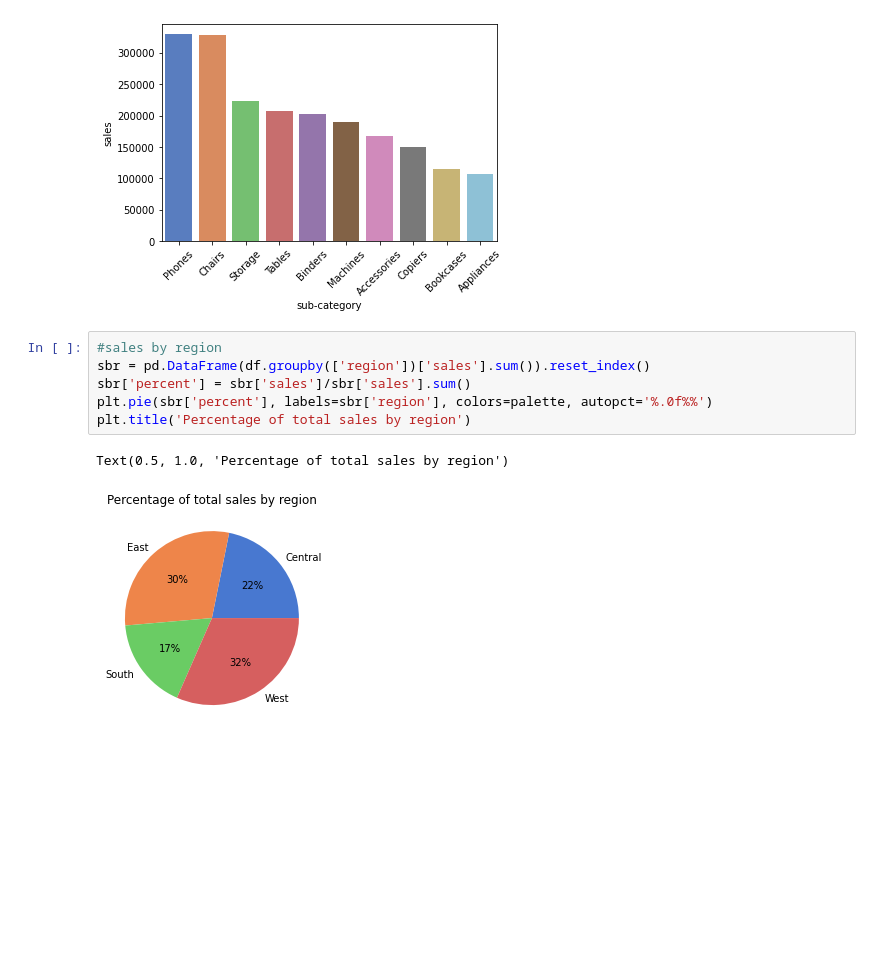
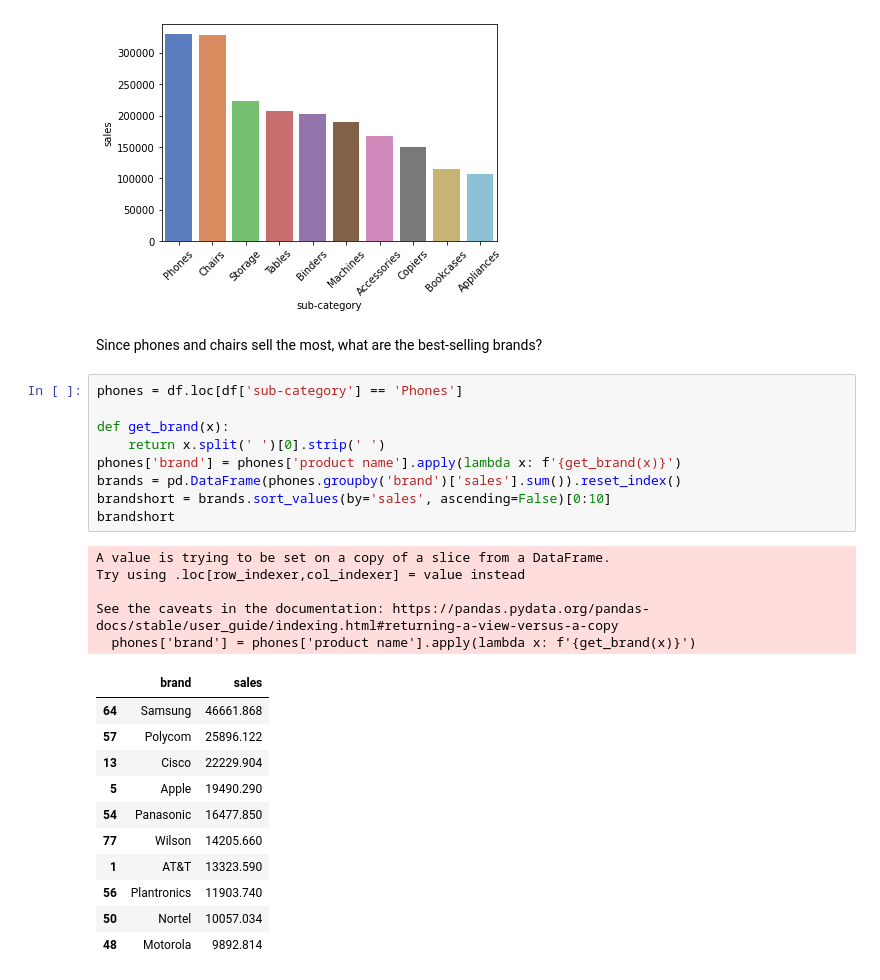
Before and after one commit to artemedius/repo, a Jupyter notebook: superstore.ipynb, the cells around one changed output. Drawn from its saved outputs; the diff is of its cells as text; blank space fills up the shorter version.

```diff
--- a/superstore.ipynb
+++ b/superstore.ipynb
@@ -29,12 +48,31 @@ ax = sns.barplot(x='sub-category', y='sales', data=sbshort, palette=palette)
 ax = ax.tick_params(axis='x', rotation=45)
 # %% [output]
 [figure]
-# %%
-#sales by region
-sbr = pd.DataFrame(df.groupby(['region'])['sales'].sum()).reset_index()
-sbr['percent'] = sbr['sales']/sbr['sales'].sum()
-plt.pie(sbr['percent'], labels=sbr['region'], colors=palette, autopct='%.0f%%')
-plt.title('Percentage of total sales by region')
-# %% [output]
-Text(0.5, 1.0, 'Percentage of total sales by region')
-[figure, removed]
+# %% [markdown]
+Since phones and chairs sell the most, what are the best-selling brands?
+# %%
+phones = df.loc[df['sub-category'] == 'Phones']
+
+def get_brand(x):
+    return x.split(' ')[0].strip(' ')
+phones['brand'] = phones['product name'].apply(lambda x: f'{get_brand(x)}')
+brands = pd.DataFrame(phones.groupby('brand')['sales'].sum()).reset_index()
+brandshort = brands.sort_values(by='sales', ascending=False)[0:10]
+brandshort
+# %% [output]
+A value is trying to be set on a copy of a slice from a DataFrame.
+Try using .loc[row_indexer,col_indexer] = value instead
+
+See the caveats in the documentation: https://pandas.pydata.org/pandas-docs/stable/user_guide/indexing.html#returning-a-view-versus-a-copy
+  phones['brand'] = phones['product name'].apply(lambda x: f'{get_brand(x)}')
+|  | brand | sales |
+| 64 | Samsung | 46661.868 |
+| 57 | Polycom | 25896.122 |
+| 13 | Cisco | 22229.904 |
+| 5 | Apple | 19490.290 |
+| 54 | Panasonic | 16477.850 |
+| 77 | Wilson | 14205.660 |
+| 1 | AT&T | 13323.590 |
+| 56 | Plantronics | 11903.740 |
+| 50 | Nortel | 10057.034 |
+| 48 | Motorola | 9892.814 |
```
Also changed, not shown: parts of 3 cells of this notebook.
